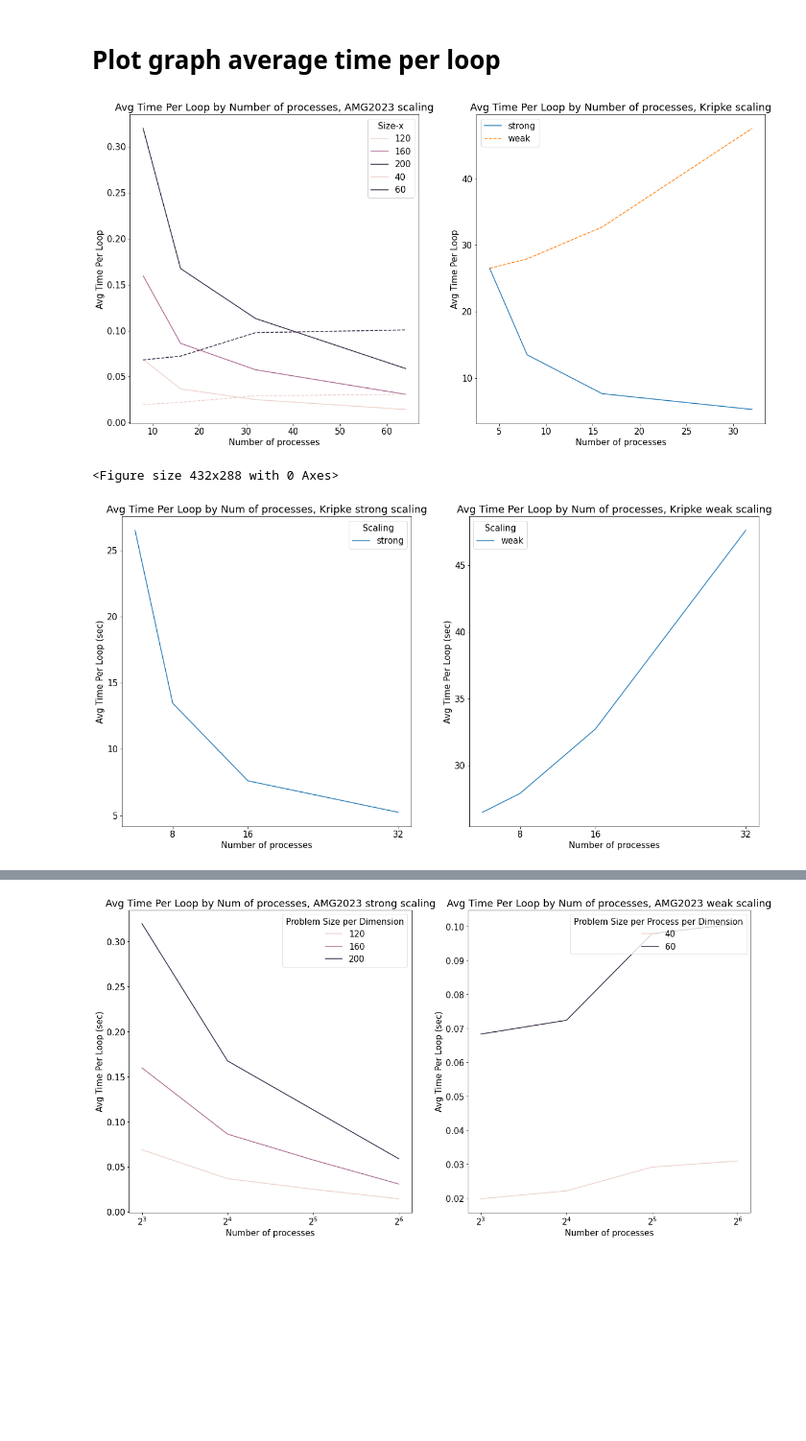
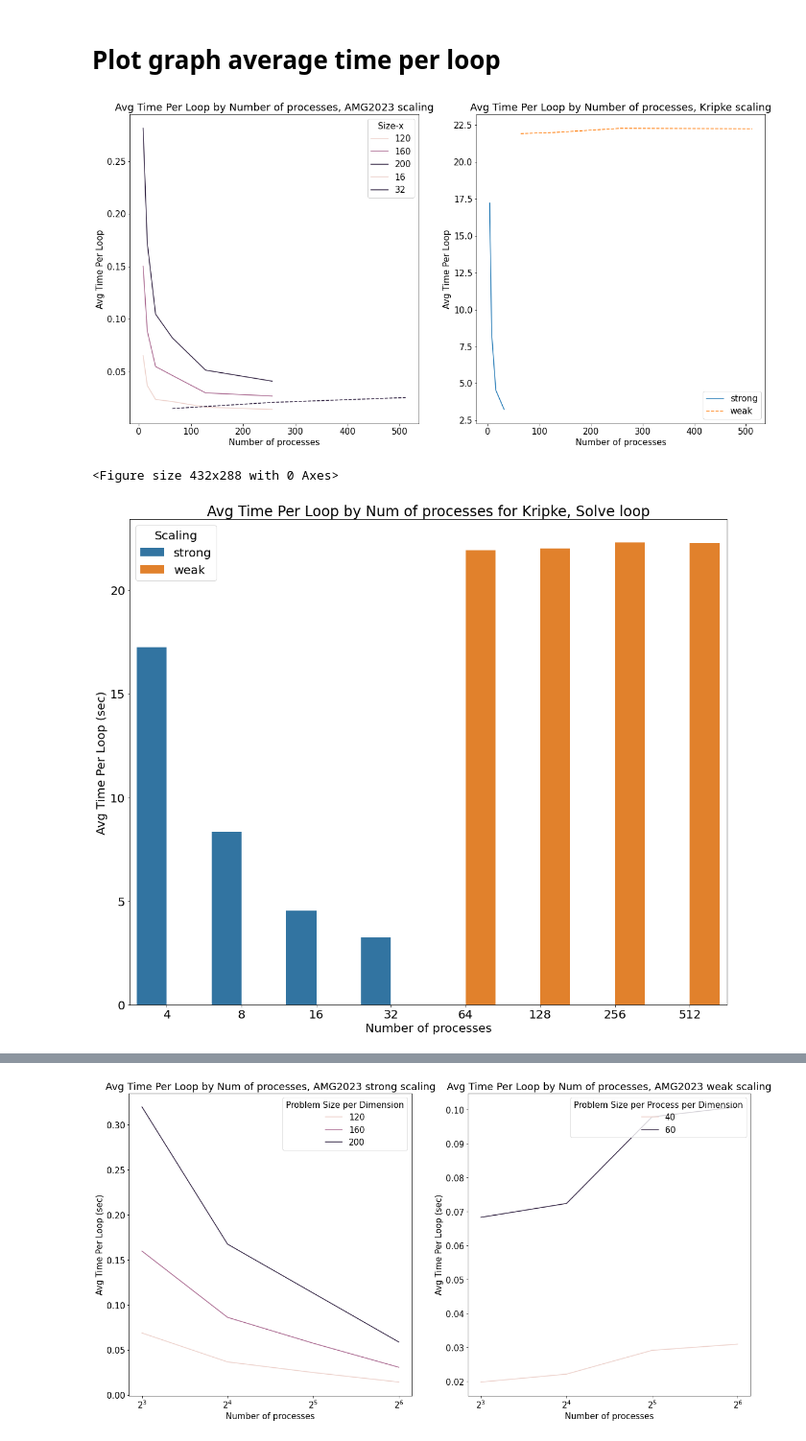
Before and after one commit to gracenansamba/BenchParkAnalysis, a Jupyter notebook: benchpark_analysis_new.ipynb, the cells around one changed output, grey strips where cells are left out. Shown at 96% size. Cells and saved outputs as stored; diff of their text form; code cells hidden in the pictures; blank space fills up the shorter version.

```diff
--- a/benchpark_analysis_new.ipynb
+++ b/benchpark_analysis_new.ipynb
@@ -116,3 +219,21 @@ filtered_tk_amg_halo_weak = filtered_tk_amg_weak.query(query, multi_index_mode="
+# %%
+filtered_tk_kripke_weak.dataframe["Bytes per sec"] = (filtered_tk_kripke_weak.dataframe["Bytes sent (total) (inc)"] / filtered_tk_kripke_weak.dataframe["Total time (inc)"]) / filtered_tk_kripke_weak.dataframe["mpi.world.size"]
+#do we use sends (total) ?
+filtered_tk_kripke_weak.dataframe["Msg sent per sec"] = (filtered_tk_kripke_weak.dataframe["Sends (total) (inc)"] / filtered_tk_kripke_weak.dataframe["Total time (inc)"]) /filtered_tk_kripke_weak.dataframe["mpi.world.size"]
+filtered_tk_kripke_weak.dataframe["Collectives per sec"] = filtered_tk_kripke_weak.dataframe["Coll (max) (inc)"] / filtered_tk_kripke_weak.dataframe["Total time (inc)"]
+
+filtered_tk_kripke.dataframe["Bytes per sec"] = (filtered_tk_kripke.dataframe["Bytes sent (total) (inc)"] / filtered_tk_kripke.dataframe["Total time (inc)"]) / filtered_tk_kripke.dataframe["mpi.world.size"]
+filtered_tk_kripke.dataframe["Msg sent per sec"] = (filtered_tk_kripke.dataframe["Sends (total) (inc)"] / filtered_tk_kripke.dataframe["Total time (inc)"]) / filtered_tk_kripke.dataframe["mpi.world.size"]
+filtered_tk_kripke.dataframe["Collectives per sec"] = filtered_tk_kripke.dataframe["Coll (max) (inc)"] / filtered_tk_kripke.dataframe["Total time (inc)"]
+
+
+filtered_tk_amg_weak.dataframe["Bytes per sec"] = (filtered_tk_amg_weak.dataframe["Bytes sent (total) (inc)"] / filtered_tk_amg_weak.dataframe["Total time (inc)"]) /filtered_tk_amg_weak.dataframe["mpi.world.size"]
+filtered_tk_amg_weak.dataframe["Msg sent per sec"] = (filtered_tk_amg_weak.dataframe["Sends (total) (inc)"] / filtered_tk_amg_weak.dataframe["Total time (inc)"]) /filtered_tk_amg_weak.dataframe["mpi.world.size"]
+filtered_tk_amg_weak.dataframe["Collectives per sec"] = filtered_tk_amg_weak.dataframe["Coll (max) (inc)"] / filtered_tk_amg_weak.dataframe["Total time (inc)"]
+
+filtered_tk_amg.dataframe["Bytes per sec"] = (filtered_tk_amg.dataframe["Bytes sent (total) (inc)"] / filtered_tk_amg.dataframe["Total time (inc)"]) / filtered_tk_amg.dataframe["mpi.world.size"]
+filtered_tk_amg.dataframe["Msg sent per sec"] = (filtered_tk_amg.dataframe["Sends (total) (inc)"] / filtered_tk_amg.dataframe["Total time (inc)"]) / filtered_tk_amg.dataframe["mpi.world.size"]
+filtered_tk_amg.dataframe["Collectives per sec"] = filtered_tk_amg.dataframe["Coll (max) (inc)"] / filtered_tk_amg.dataframe["Total time (inc)"]
 # %%
 print(filtered_tk_kripke.tree(metric_column="Avg time/rank (exc)"))
 # %% [output]
@@ -273,10 +371,10 @@ import seaborn as sns
 import matplotlib.pyplot as plt
 plt.rcParams.update({'font.size': 15})
 
-amg_node_weak = filtered_tk_amg_halo_weak.dataframe.loc[filtered_tk_amg_halo_weak.get_node("hypre_BoomerAMGSolve")]
+amg_node_weak = filtered_tk_amg_weak.dataframe.loc[filtered_tk_amg_weak.get_node("hypre_BoomerAMGSolve")]
 kripke_node_weak = filtered_tk_kripke_weak.dataframe.loc[filtered_tk_kripke_weak.get_node("solve")]
 
-amg_node_strong = filtered_tk_amg_halo.dataframe.loc[filtered_tk_amg_halo.get_node("hypre_BoomerAMGSolve")]
+amg_node_strong = filtered_tk_amg.dataframe.loc[filtered_tk_amg.get_node("hypre_BoomerAMGSolve")]
 kripke_node_strong = filtered_tk_kripke.dataframe.loc[filtered_tk_kripke.get_node("solve")]
 
 #df_amg = amg_node_weak.append(amg_node_strong, ignore_index=True)
@@ -308,49 +406,57 @@ ax[1].set_xlabel('Number of processes')
 plt.show()
 plt.savefig("Avg Time Per Loop.png")
 # %% [output]
-[figure, old version]
+[figure, new version]
 <Figure size 432x288 with 0 Axes>
 # %%
 import seaborn as sns
 import matplotlib.pyplot as plt
-plt.rcParams.update({'font.size': 15})
+import pandas as pd
 
-amg_node_weak = filtered_tk_amg_halo_weak.dataframe.loc[filtered_tk_amg_halo_weak.get_node("hypre_BoomerAMGSolve")]
+plt.rcParams.update({'font.size': 20})
+
+#amg_node_weak = filtered_tk_amg_halo_weak.dataframe.loc[filtered_tk_amg_halo_weak.get_node("hypre_BoomerAMGSolve")]
 kripke_node_weak = filtered_tk_kripke_weak.dataframe.loc[filtered_tk_kripke_weak.get_node("solve")]
 
-amg_node_strong = filtered_tk_amg_halo.dataframe.loc[filtered_tk_amg_halo.get_node("hypre_BoomerAMGSolve")]
+#amg_node_strong = filtered_tk_amg_halo.dataframe.loc[filtered_tk_amg_halo.get_node("hypre_BoomerAMGSolve")]
 kripke_node_strong = filtered_tk_kripke.dataframe.loc[filtered_tk_kripke.get_node("solve")]
 
 #df_amg = amg_node_weak.append(amg_node_strong, ignore_index=True)
 #df_kripke = kripke_node_weak.append(kripke_node_strong, ignore_index=True)
 #df_strong = filtered_tk_amg_halo.dataframe.append(filtered_tk_kripke.dataframe, ignore_index=True)
 #print(df)
-fig, ax = plt.subplots(1,2, figsize=(20, 10), sharey=False)
+fig, ax = plt.subplots(1, figsize=(18, 15))
+
+combined_data = pd.concat([kripke_node_strong, kripke_node_weak])
+#sns.barplot(data=combined_data, x='mpi.world.size', ax=ax, y='Avg Time Per Loop', hue="Scaling")
+sns.barplot(data=combined_data, x="mpi.world.size", y="Avg Time Per Loop", hue="Scaling", ax=ax)
+
+
 #sns.lineplot(data=amg_node_weak, ax=ax[0], x='mpi.world.size', y='Avg Time Per Loop', linestyle="--", hue="Size-x")
 #sns.lineplot(data=amg_node_strong, ax=ax[0], x='mpi.world.size', y='Avg Time Per Loop', hue="global_x")
 
 #sns.lineplot(data=amg_node_strong, ax=ax[0], x='mpi.world.size', y='Avg Time Per Loop', hue="global_x", label="strong")
 #sns.lineplot(data=amg_node_weak, ax=ax[0], x='mpi.world.size', y='Avg Time Per Loop', linestyle="--", hue="Size-x", label="weak")
 
-sns.lineplot(data=kripke_node_strong, x='mpi.world.size', ax=ax[0], y='Avg Time Per Loop', hue="Scaling")
-sns.lineplot(data=kripke_node_weak, x='mpi.world.size', ax=ax[1], y='Avg Time Per Loop', hue="Scaling")
+#sns.barplot(data=kripke_node_strong, x='mpi.world.size', ax=ax[0], y='Avg Time Per Loop', hue="Scaling")
+#sns.barplot(data=kripke_node_weak, x='mpi.world.size', ax=ax[1], y='Avg Time Per Loop', hue="Scaling")
 
-ax[0].set_title('Avg Time Per Loop by Num of processes, Kripke strong scaling')
-ax[1].set_title('Avg Time Per Loop by Num of processes, Kripke weak scaling')
+ax.set_title('Avg Time Per Loop by Num of processes for Kripke, Solve loop')
+#ax.set_title('Avg Time Per Loop by Num of processes, Kripke weak scaling')
 #plt.xlabel('Number of processes')
 #plt.ylabel('Avg Time Per Loop (sec)')
 #ax[0].set_xscale("log", base=2)
 #ax[1].set_xscale("log", base=2)
-ax[0].set_xlabel('Number of processes')
-ax[1].set_xlabel('Number of processes')
-ax[0].set_ylabel('Avg Time Per Loop (sec)')
-ax[1].set_ylabel('Avg Time Per Loop (sec)')
+ax.set_xlabel('Number of processes')
+#ax[1].set_xlabel('Number of processes')
+ax.set_ylabel('Avg Time Per Loop (sec)')
+#ax[1].set_ylabel('Avg Time Per Loop (sec)')
 
 
-ax[0].set_xticks([8, 16, 32], ['8', '16', '32'])
-ax[1].set_xticks([8, 16, 32], ['8', '16', '32'])
+#ax[0].set_xticks([8, 16, 32], ['8', '16', '32'])
+#ax[1].set_xticks([8, 16, 32], ['8', '16', '32'])
 # Display the plot
 plt.show()
-fig.savefig("Avg Time Per Loop Kripke.png", facecolor='white', transparent=False)
+fig.savefig("Avg Time Per Loop Kripke_combined.png", facecolor='white', transparent=False)
 # %% [output]
-[figure, old version]
+[figure, new version]
```
Also changed, not shown: parts of 59 cells of this notebook.
